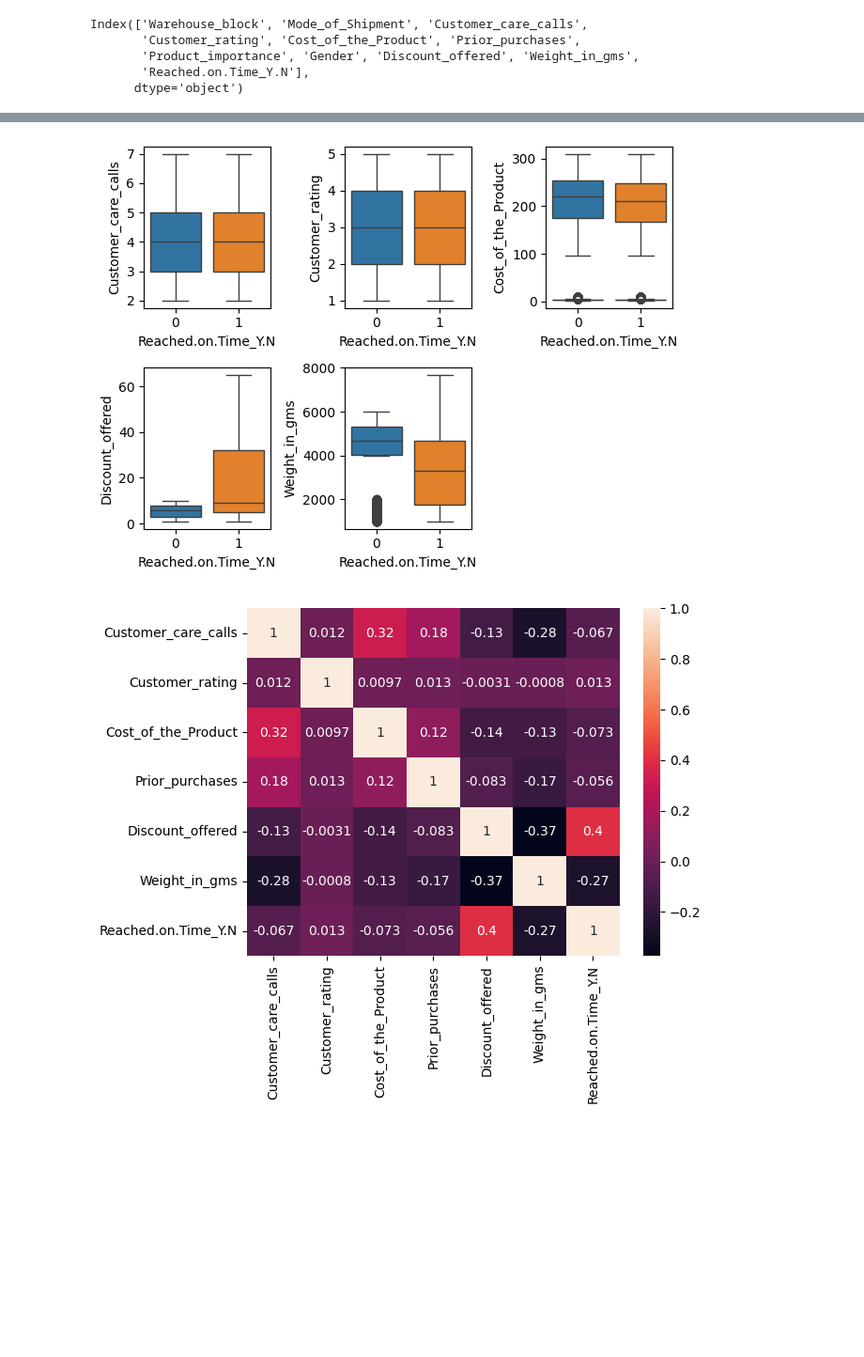
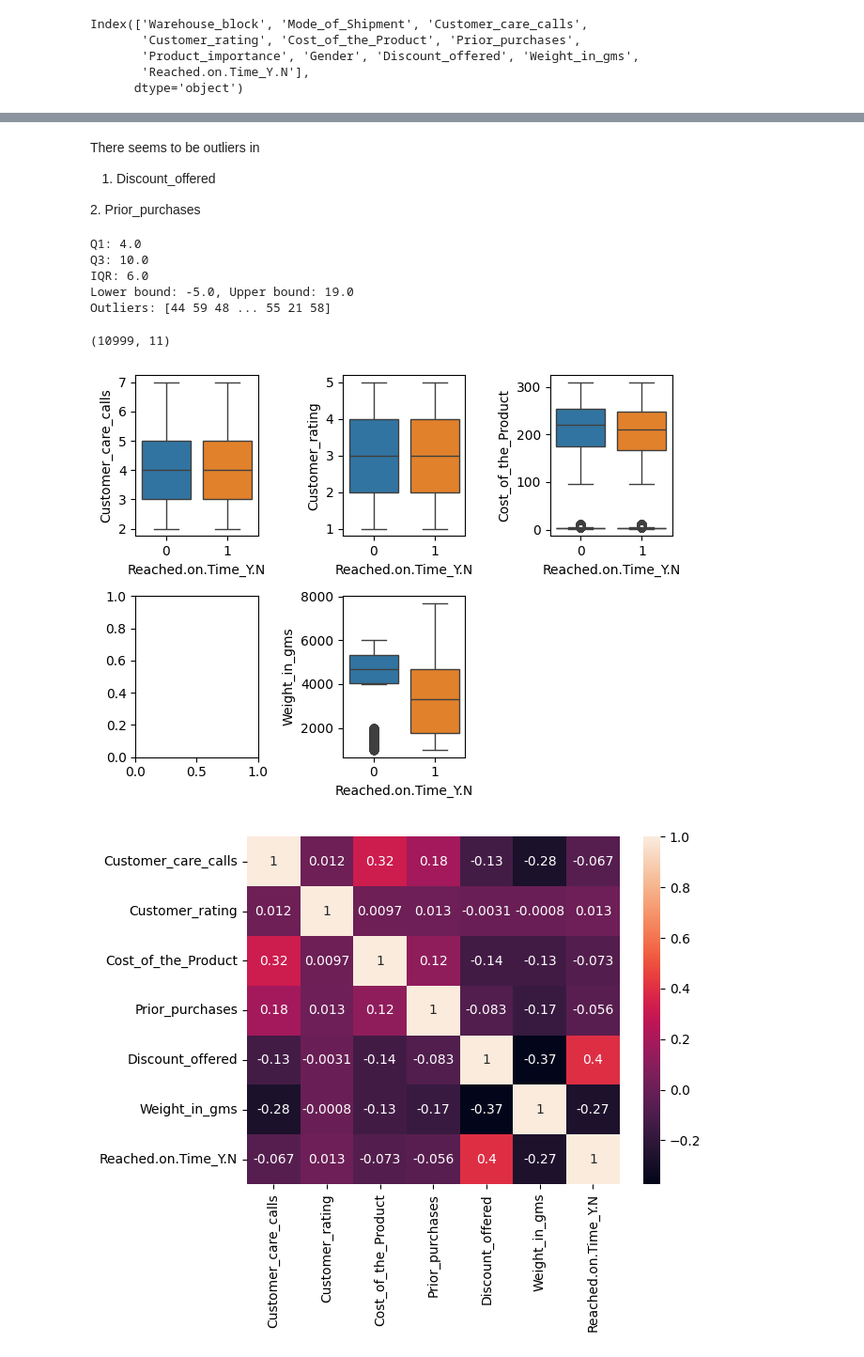
Before and after one commit to sahil-sundhan/math-for-data-science, a Jupyter notebook: Group 12/Project_1/Project_1.ipynb, the cells around one changed output, grey strips where cells are left out. Shown at 94% size. Cells and saved outputs as stored; diff of their text form; code cells hidden in the pictures; blank space fills up the shorter version.

```diff
--- a/Group 12/Project_1/Project_1.ipynb
+++ b/Group 12/Project_1/Project_1.ipynb
@@ -203,0 +228,28 @@ numerical_features = ['Customer_care_calls', 'Customer_rating', 'Cost_of_the_Pro
+# %% [markdown]
+There seems to be outliers in </br>
+1. Discount_offered
+</br>
+2. Prior_purchases
+# %%
+do_q1 = data.Discount_offered.quantile(0.25)
+do_q3 = data.Discount_offered.quantile(0.75)
+do_iqr = do_q3 - do_q1
+
+lower_bound = do_q1 - (1.5 * do_iqr)
+upper_bound = do_q3 + (1.5 * do_iqr)
+
+print(f"Q1: {do_q1}")
+print(f"Q3: {do_q3}")
+print(f"IQR: {do_iqr}")
+print(f"Lower bound: {lower_bound}, Upper bound: {upper_bound}")
+print(f"Outliers: {data.loc[(data.Discount_offered > upper_bound) | (data.Discount_offered < lower_bound), 'Discount_offered'].values}")
+# %% [output]
+Q1: 4.0
+Q3: 10.0
+IQR: 6.0
+Lower bound: -5.0, Upper bound: 19.0
+Outliers: [44 59 48 ... 55 21 58]
+# %%
+data.shape
+# %% [output]
+(10999, 11)
@@ -208,35 +263,35 @@ numerical_features = ['Customer_care_calls', 'Customer_rating', 'Cost_of_the_Pro
 # Numerical variables
 
 fig = plt.figure()
 
 # Customer_care_calls
 plt.subplot(2, 3, 1)
 sns.boxplot(data=data, x='Reached.on.Time_Y.N', y='Customer_care_calls', hue='Reached.on.Time_Y.N', legend=False)
 
 # Customer_rating
 plt.subplot(2, 3, 2)
 sns.boxplot(data=data, x='Reached.on.Time_Y.N', y='Customer_rating', hue='Reached.on.Time_Y.N', legend=False)
 
 # Cost_of_the_Product
 plt.subplot(2, 3, 3)
 sns.boxplot(data=data, x='Reached.on.Time_Y.N', y='Cost_of_the_Product', hue='Reached.on.Time_Y.N', legend=False)
 
 # Prior_purchases
 plt.subplot(2, 3, 3)
 sns.boxplot(data=data, x='Reached.on.Time_Y.N', y='Prior_purchases', hue='Reached.on.Time_Y.N', legend=False)
 
 # Discount_offered
 plt.subplot(2, 3, 4)
-sns.boxplot(data=data, x='Reached.on.Time_Y.N', y='Discount_offered', hue='Reached.on.Time_Y.N', legend=False)
+#sns.boxplot(data=data, x='Reached.on.Time_Y.N', y='Discount_offered', hue='Reached.on.Time_Y.N', legend=False)
 
 # Weight_in_gms
 plt.subplot(2, 3, 5)
 sns.boxplot(data=data, x='Reached.on.Time_Y.N', y='Weight_in_gms', hue='Reached.on.Time_Y.N', legend=False)
 
 plt.tight_layout()
 plt.show()
 # %% [output]
-[figure, old version]
+[figure, new version]
 # %%
 # Correlation of output with numerical columns
 fig = plt.figure()
```
Also changed, not shown: parts of 45 cells of this notebook, 1 other file.
